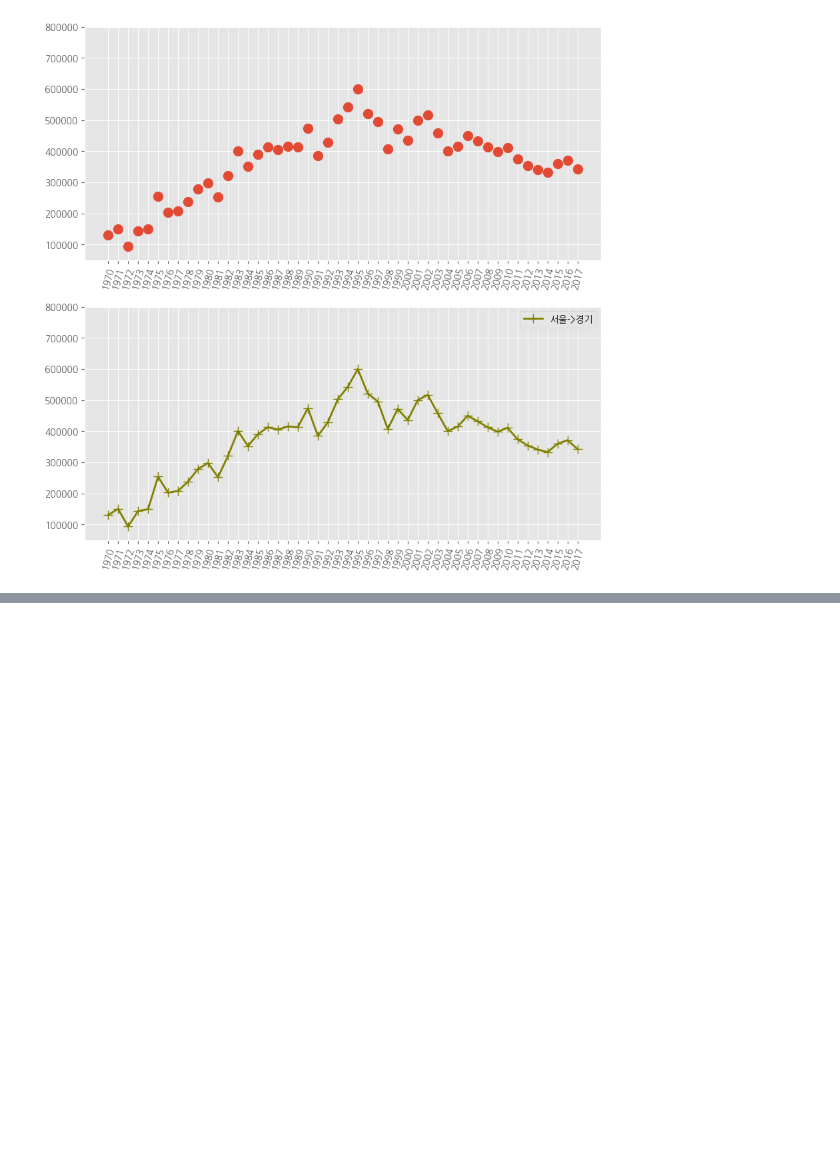
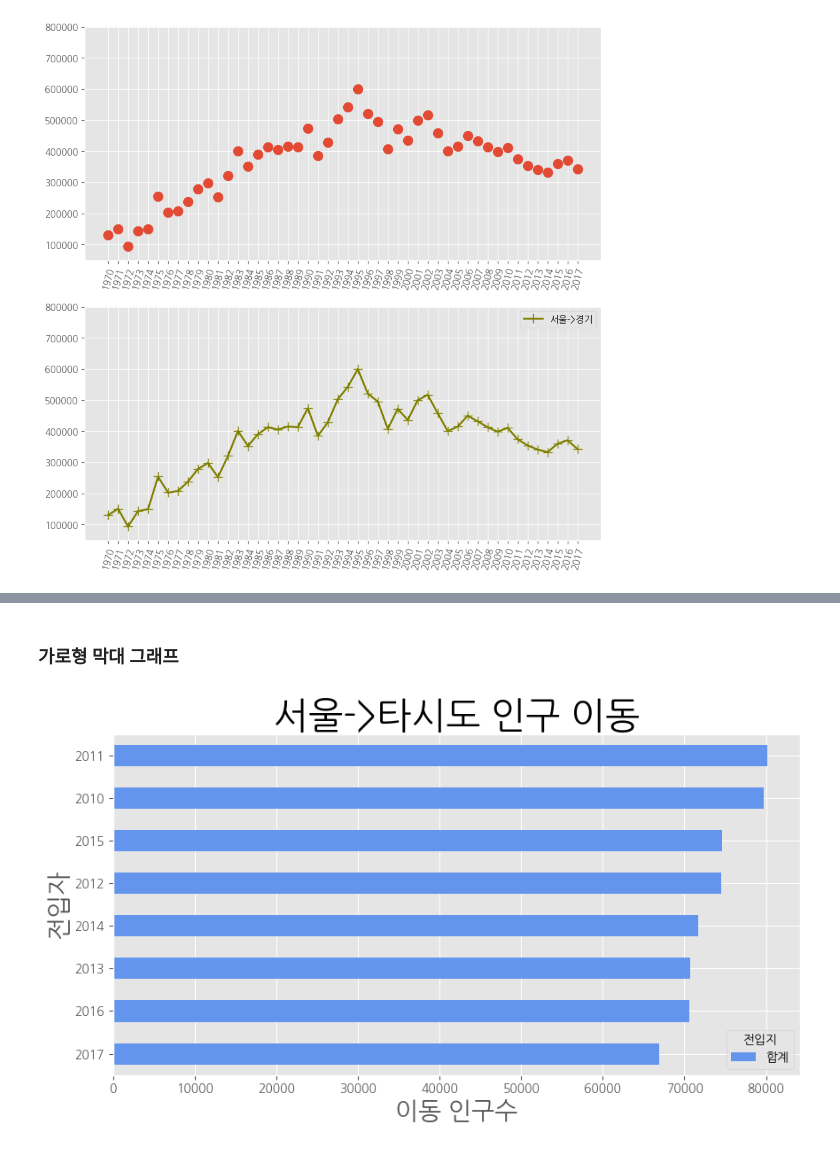
Before and after one commit to gikpreet/class-data_analysis, a Jupyter notebook: 05_Data_Visualization/code/module05.ipynb, the cells around one changed output, grey strips where cells are left out. Saved outputs shown, nothing was run; the diff lists cells and outputs as text; code cells hidden in the pictures; blank space fills up the shorter version.

```diff
--- a/05_Data_Visualization/code/module05.ipynb
+++ b/05_Data_Visualization/code/module05.ipynb
@@ -130,0 +171,22 @@ plt.show()
+# %% [markdown]
+### 가로형 막대 그래프
+# %%
+col_years = list(map(str, range(2010, 2018)))
+df_3 = df_seoul.loc[['충청남도','경상북도','강원도','전라남도'], col_years]
+df_4 = df_3.transpose()
+
+df_4['합계'] = df_4.sum(axis=1)
+
+df_total = df_4[['합계']].sort_values(by='합계', ascending=True)
+
+plt.style.use('ggplot')
+
+df_total.plot(kind='barh',figsize=(10,5),width=0.5,color='cornflowerblue')
+
+plt.title('서울->타시도 인구 이동', size=30)
+plt.ylabel('전입자', size=20)
+plt.xlabel('이동 인구수', size=20)
+
+plt.show()
+# %% [output]
+[figure, added]
```
Also changed, not shown: parts of 15 cells of this notebook, 11 other files.
